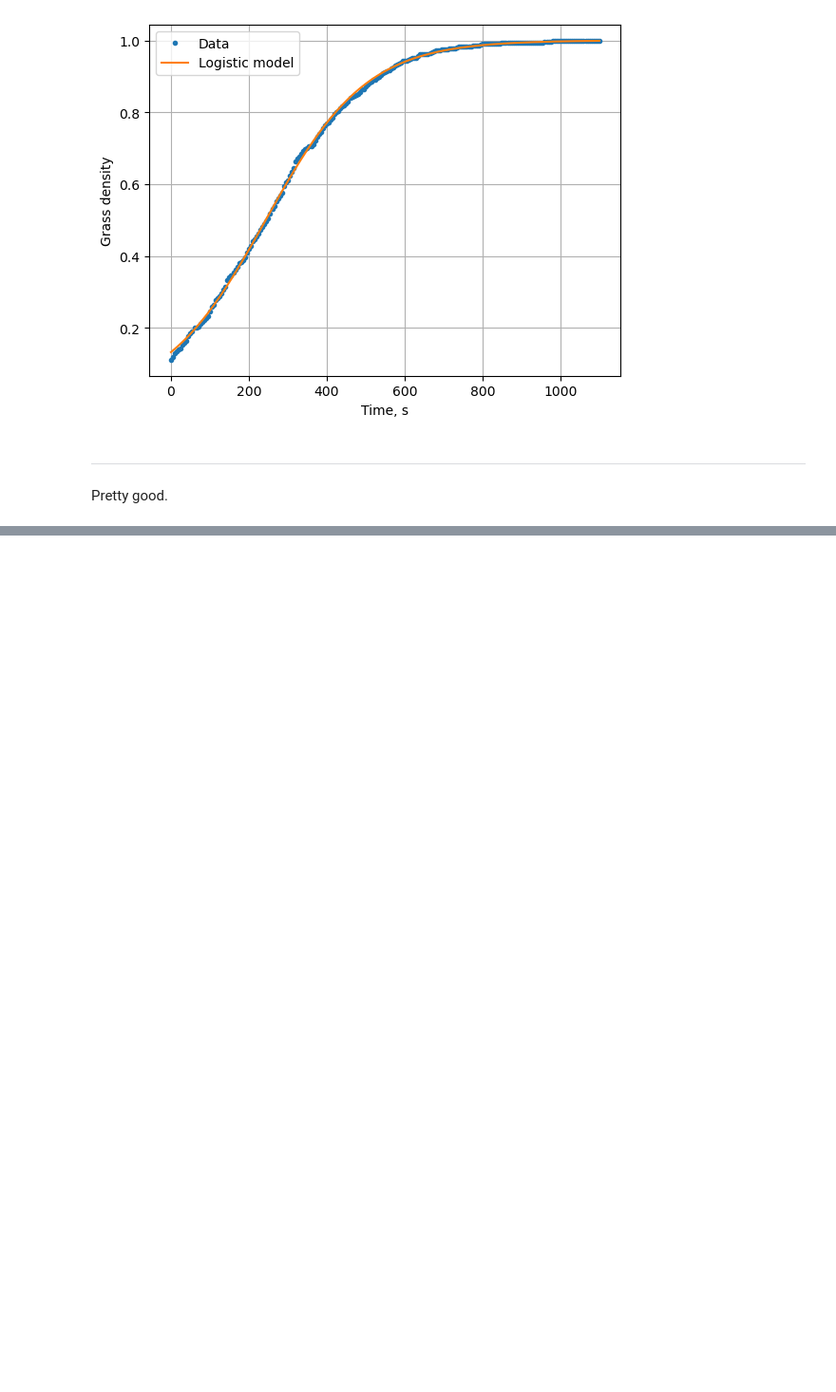
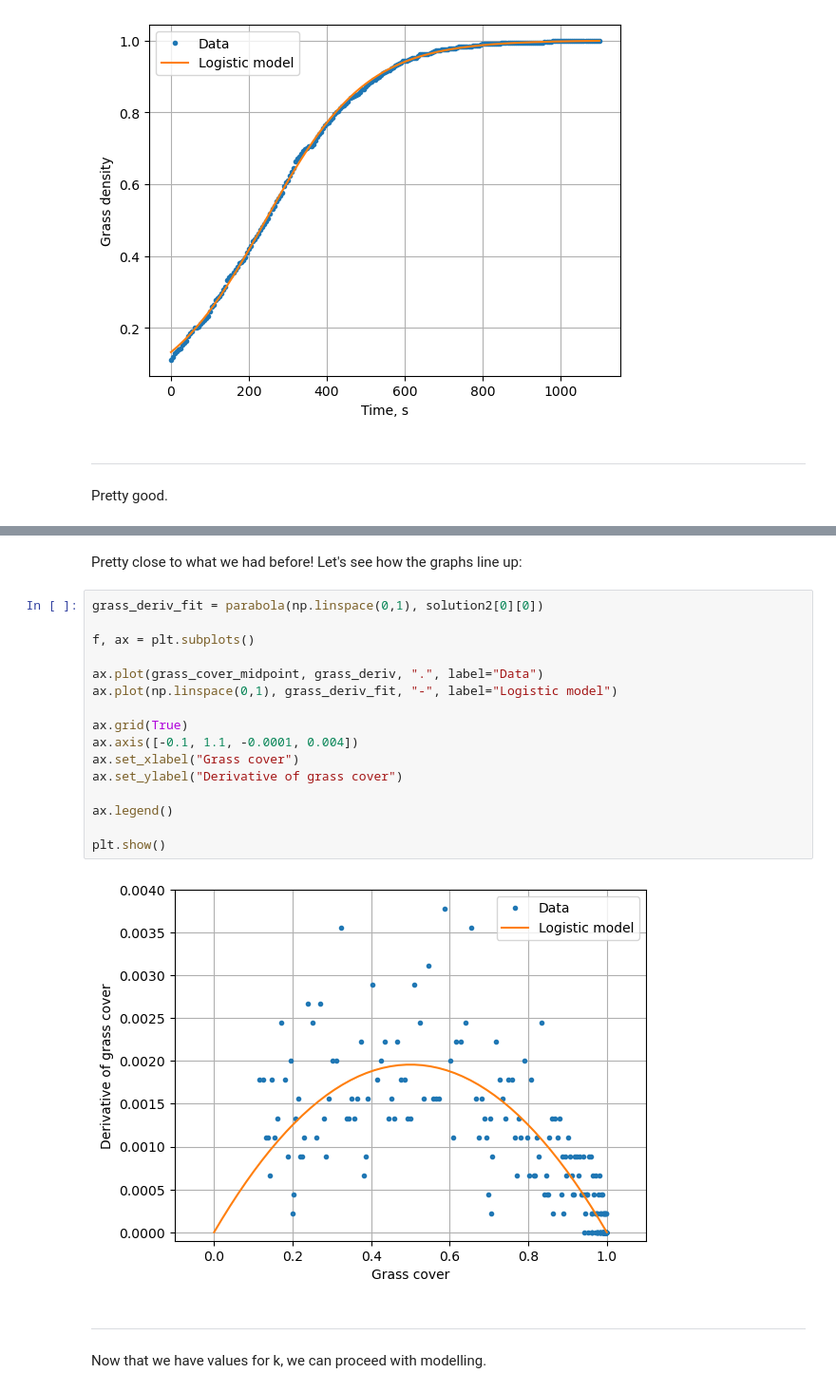
Before and after one commit to ELFREELAND/minecraft_sheep, a Jupyter notebook: grass_growth/grass_growth.ipynb, the cells around one changed output, grey strips where cells are left out. Shown at 95% size. Drawn from its saved outputs; the diff is of its cells as text; blank space fills up the shorter version.

```diff
--- a/grass_growth/grass_growth.ipynb
+++ b/grass_growth/grass_growth.ipynb
@@ -112,0 +152,23 @@ We'll start by calculating those derivatives.
+# %% [markdown]
+Pretty close to what we had before! Let's see how the graphs line up:
+# %%
+grass_deriv_fit = parabola(np.linspace(0,1), solution2[0][0])
+
+f, ax = plt.subplots()
+
+ax.plot(grass_cover_midpoint, grass_deriv, ".", label="Data")
+ax.plot(np.linspace(0,1), grass_deriv_fit, "-", label="Logistic model")
+
+ax.grid(True)
+ax.axis([-0.1, 1.1, -0.0001, 0.004])
+ax.set_xlabel("Grass cover")
+ax.set_ylabel("Derivative of grass cover")
+
+ax.legend()
+
+plt.show()
+# %% [output]
+[figure, added]
+# %% [markdown]
+***
+Now that we have values for k, we can proceed with modelling.
```
Also changed, not shown: parts of 6 cells of this notebook.
